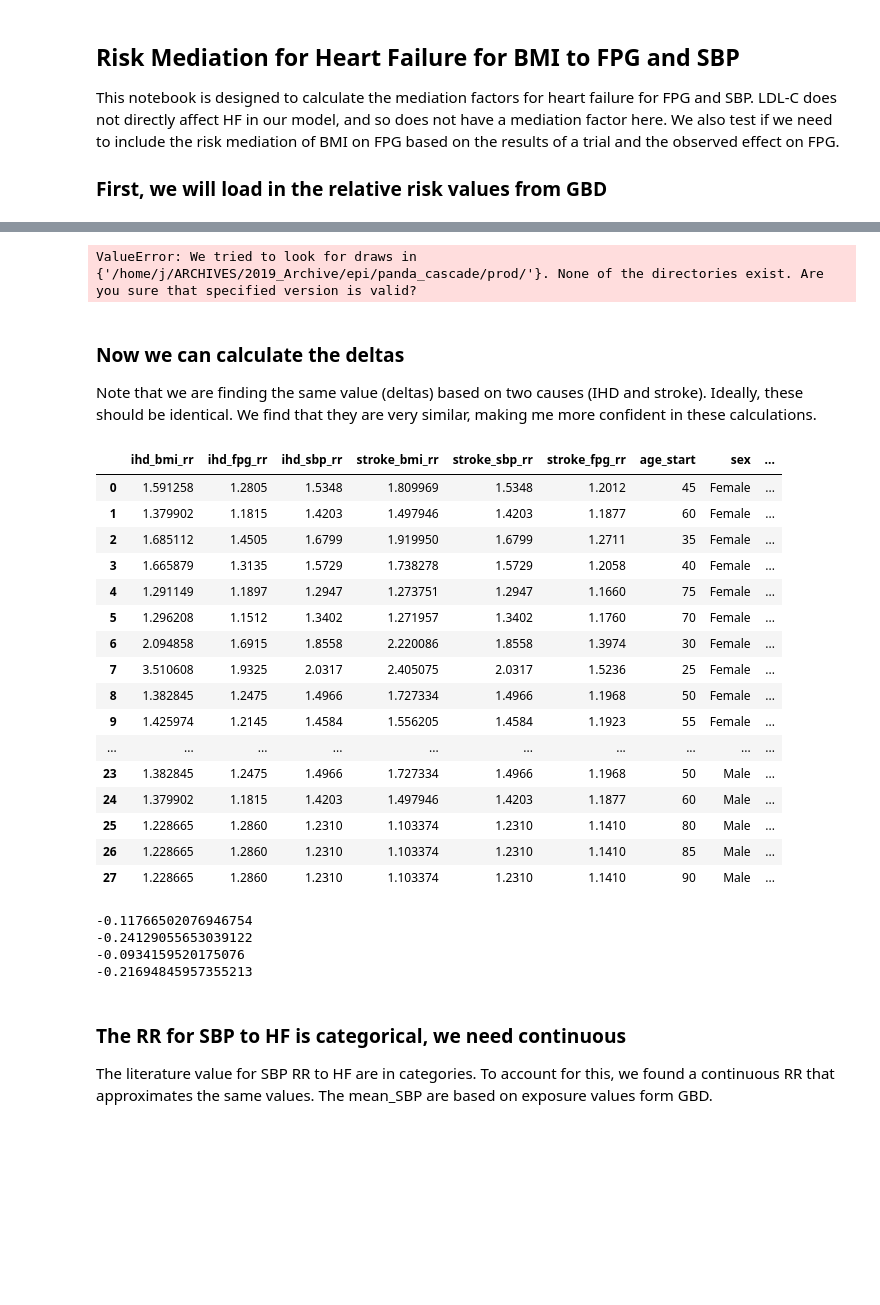
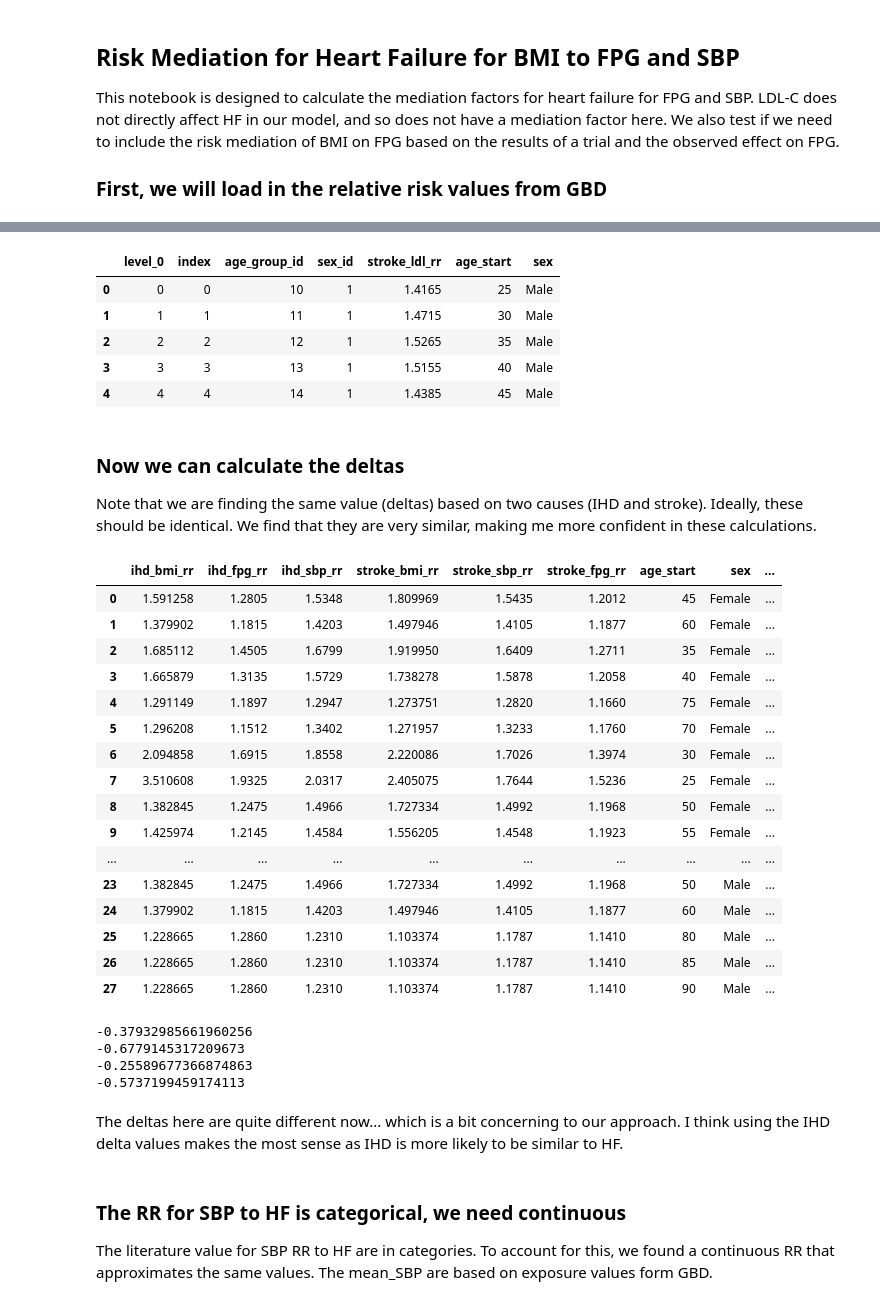
Before and after one commit to ihmeuw/vivarium_research_nih_us_cvd, a Jupyter notebook: risk_mediation_2.ipynb, the cells around one changed output, grey strips where cells are left out. Drawn from its saved outputs; the diff is of its cells as text; code cells hidden in the pictures; blank space fills up the shorter version.

```diff
--- a/risk_mediation_2.ipynb
+++ b/risk_mediation_2.ipynb
@@ -116,7 +145,7 @@ stroke_sbp = get_draws(gbd_id_type= 'rei_id',
                     status= 'best',
                     decomp_step= 'step4')
 
-stroke_sbp = stroke_sbp.loc[stroke_sbp.cause_id==493].reset_index()
+stroke_sbp = stroke_sbp.loc[stroke_sbp.cause_id==495].reset_index()
 stroke_sbp = stroke_sbp[['age_group_id','sex_id','draw_0']]
 stroke_sbp['age_start'] = np.where(stroke_sbp['age_group_id']==10,25,np.where(stroke_sbp['age_group_id']==11,30,np.where(stroke_sbp['age_group_id']==12,35,np.where(stroke_sbp['age_group_id']==13,40,np.where(stroke_sbp['age_group_id']==14,45,np.where(stroke_sbp['age_group_id']==15,50,np.where(stroke_sbp['age_group_id']==16,55,np.where(stroke_sbp['age_group_id']==17,60,np.where(stroke_sbp['age_group_id']==18,65,np.where(stroke_sbp['age_group_id']==19,70,np.where(stroke_sbp['age_group_id']==20,75,np.where(stroke_sbp['age_group_id']==30,80,np.where(stroke_sbp['age_group_id']==31,85,np.where(stroke_sbp['age_group_id']==32,90,0))))))))))))))
 stroke_sbp['sex'] = np.where(stroke_sbp['sex_id']==1,'Male','Female')
@@ -152,7 +195,7 @@ stroke_ldl = get_draws(gbd_id_type= 'rei_id',
                     status= 'best',
                     decomp_step= 'step4')
 
-stroke_ldl = stroke_ldl.loc[stroke_ldl.cause_id==493].reset_index()
+stroke_ldl = stroke_ldl.loc[stroke_ldl.cause_id==495].reset_index()
 stroke_ldl = stroke_ldl[['age_group_id','sex_id','draw_0']]
 stroke_ldl['age_start'] = np.where(stroke_ldl['age_group_id']==10,25,np.where(stroke_ldl['age_group_id']==11,30,np.where(stroke_ldl['age_group_id']==12,35,np.where(stroke_ldl['age_group_id']==13,40,np.where(stroke_ldl['age_group_id']==14,45,np.where(stroke_ldl['age_group_id']==15,50,np.where(stroke_ldl['age_group_id']==16,55,np.where(stroke_ldl['age_group_id']==17,60,np.where(stroke_ldl['age_group_id']==18,65,np.where(stroke_ldl['age_group_id']==19,70,np.where(stroke_ldl['age_group_id']==20,75,np.where(stroke_ldl['age_group_id']==30,80,np.where(stroke_ldl['age_group_id']==31,85,np.where(stroke_ldl['age_group_id']==32,90,0))))))))))))))
 stroke_ldl['sex'] = np.where(stroke_ldl['sex_id']==1,'Male','Female')
@@ -160,7 +203,12 @@ stroke_ldl = stroke_ldl.rename(columns={"draw_0": "stroke_ldl_rr"}).reset_index(
 stroke_ldl = stroke_ldl.drop_duplicates(subset=['age_start', 'sex']).reset_index()
 stroke_ldl.head()
 # %% [output]
-ValueError: We tried to look for draws in {'/home/j/ARCHIVES/2019_Archive/epi/panda_cascade/prod/'}. None of the directories exist. Are you sure that specified version is valid?
+|  | level_0 | index | age_group_id | sex_id | stroke_ldl_rr | age_start | sex |
+| 0 | 0 | 0 | 10 | 1 | 1.4165 | 25 | Male |
+| 1 | 1 | 1 | 11 | 1 | 1.4715 | 30 | Male |
+| 2 | 2 | 2 | 12 | 1 | 1.5265 | 35 | Male |
+| 3 | 3 | 3 | 13 | 1 | 1.5155 | 40 | Male |
+| 4 | 4 | 4 | 14 | 1 | 1.4385 | 45 | Male |
 # %% [markdown]
 ### Now we can calculate the deltas
 Note that we are finding the same value (deltas) based on two causes (IHD and stroke). Ideally, these should be identical. We find that they are very similar, making me more confident in these calculations.
@@ -175,50 +223,51 @@ fpg_stroke_mf = 0.22
 # %%
 bmi_delta = ihd_bmi.merge(ihd_fpg[['ihd_fpg_rr','age_start','sex']], on=['age_start','sex']).merge(
     ihd_sbp[['ihd_sbp_rr','age_start','sex']], on=['age_start','sex']).merge(
     stroke_bmi[['stroke_bmi_rr','age_start','sex']], on=['age_start','sex']).merge(
     stroke_fpg[['stroke_fpg_rr','age_start','sex']], on=['age_start','sex']).merge(
     stroke_ldl[['stroke_ldl_rr','age_start','sex']], on=['age_start','sex']).merge(
     stroke_sbp[['stroke_sbp_rr','age_start','sex']], on=['age_start','sex'])
 
-bmi_delta['fpg_delta_1'] = np.log((sbp_mf*(bmi_ihd-1))+1)/np.log(sbp_ihd)
+bmi_delta['fpg_delta_1'] = np.log((fpg_ihd_mf*(bmi_delta['ihd_bmi_rr']-1))+1)/np.log(bmi_delta['ihd_fpg_rr'])
+bmi_delta['fpg_delta_2'] = np.log((fpg_stroke_mf*(bmi_delta['stroke_bmi_rr']-1))+1)/np.log(bmi_delta['stroke_fpg_rr'])
+bmi_delta['sbp_delta_1'] = np.log((sbp_ihd_mf*(bmi_delta['ihd_bmi_rr']-1))+1)/np.log(bmi_delta['ihd_sbp_rr'])
+bmi_delta['sbp_delta_2'] = np.log((sbp_stroke_mf*(bmi_delta['stroke_bmi_rr']-1))+1)/np.log(bmi_delta['stroke_sbp_rr'])
 
-bmi_delta['fpg_delta_1'] = ((0.149278 * (bmi_delta['ihd_bmi_rr'] - 1)) + 1)/ bmi_delta['ihd_fpg_rr']
-bmi_delta['sbp_delta_1'] = ((0.311516 * (bmi_delta['ihd_bmi_rr'] - 1)) + 1)/ bmi_delta['ihd_sbp_rr']
-bmi_delta['fpg_delta_2'] = ((0.216637 * (bmi_delta['stroke_bmi_rr'] - 1)) + 1)/ bmi_delta['stroke_fpg_rr']
-bmi_delta['sbp_delta_2'] = ((0.646555 * (bmi_delta['stroke_bmi_rr'] - 1)) + 1)/ bmi_delta['stroke_sbp_rr']
-bmi_delta['ldl_delta'] = ((0.035429878 * (bmi_delta['stroke_fpg_rr'] - 1)) + 1)/ bmi_delta['stroke_ldl_rr']
 bmi_delta['delta_diff_fpg'] = bmi_delta['fpg_delta_1'] - bmi_delta['fpg_delta_2']
 bmi_delta['delta_diff_sbp'] = bmi_delta['sbp_delta_1'] - bmi_delta['sbp_delta_2']
-bmi_delta = bmi_delta[['ihd_bmi_rr','ihd_fpg_rr','ihd_sbp_rr','stroke_bmi_rr','stroke_sbp_rr','stroke_fpg_rr','age_start', 'sex', 'ldl_delta','fpg_delta_1','sbp_delta_1', 'fpg_delta_2','sbp_delta_2','delta_diff_fpg','delta_diff_sbp']]
+
+bmi_delta = bmi_delta[['ihd_bmi_rr','ihd_fpg_rr','ihd_sbp_rr','stroke_bmi_rr','stroke_sbp_rr','stroke_fpg_rr','age_start', 'sex','fpg_delta_1','sbp_delta_1', 'fpg_delta_2','sbp_delta_2','delta_diff_fpg','delta_diff_sbp']]
 bmi_delta
 # %% [output]
 |  | ihd_bmi_rr | ihd_fpg_rr | ihd_sbp_rr | stroke_bmi_rr | stroke_sbp_rr | stroke_fpg_rr | age_start | sex | ... |
-| 0 | 1.591258 | 1.2805 | 1.5348 | 1.809969 | 1.5348 | 1.2012 | 45 | Female | ... |
-| 1 | 1.379902 | 1.1815 | 1.4203 | 1.497946 | 1.4203 | 1.1877 | 60 | Female | ... |
-| 2 | 1.685112 | 1.4505 | 1.6799 | 1.919950 | 1.6799 | 1.2711 | 35 | Female | ... |
-| 3 | 1.665879 | 1.3135 | 1.5729 | 1.738278 | 1.5729 | 1.2058 | 40 | Female | ... |
-| 4 | 1.291149 | 1.1897 | 1.2947 | 1.273751 | 1.2947 | 1.1660 | 75 | Female | ... |
-| 5 | 1.296208 | 1.1512 | 1.3402 | 1.271957 | 1.3402 | 1.1760 | 70 | Female | ... |
-| 6 | 2.094858 | 1.6915 | 1.8558 | 2.220086 | 1.8558 | 1.3974 | 30 | Female | ... |
-| 7 | 3.510608 | 1.9325 | 2.0317 | 2.405075 | 2.0317 | 1.5236 | 25 | Female | ... |
-| 8 | 1.382845 | 1.2475 | 1.4966 | 1.727334 | 1.4966 | 1.1968 | 50 | Female | ... |
-| 9 | 1.425974 | 1.2145 | 1.4584 | 1.556205 | 1.4584 | 1.1923 | 55 | Female | ... |
+| 0 | 1.591258 | 1.2805 | 1.5348 | 1.809969 | 1.5435 | 1.2012 | 45 | Female | ... |
+| 1 | 1.379902 | 1.1815 | 1.4203 | 1.497946 | 1.4105 | 1.1877 | 60 | Female | ... |
+| 2 | 1.685112 | 1.4505 | 1.6799 | 1.919950 | 1.6409 | 1.2711 | 35 | Female | ... |
+| 3 | 1.665879 | 1.3135 | 1.5729 | 1.738278 | 1.5878 | 1.2058 | 40 | Female | ... |
+| 4 | 1.291149 | 1.1897 | 1.2947 | 1.273751 | 1.2820 | 1.1660 | 75 | Female | ... |
+| 5 | 1.296208 | 1.1512 | 1.3402 | 1.271957 | 1.3233 | 1.1760 | 70 | Female | ... |
+| 6 | 2.094858 | 1.6915 | 1.8558 | 2.220086 | 1.7026 | 1.3974 | 30 | Female | ... |
+| 7 | 3.510608 | 1.9325 | 2.0317 | 2.405075 | 1.7644 | 1.5236 | 25 | Female | ... |
+| 8 | 1.382845 | 1.2475 | 1.4966 | 1.727334 | 1.4992 | 1.1968 | 50 | Female | ... |
+| 9 | 1.425974 | 1.2145 | 1.4584 | 1.556205 | 1.4548 | 1.1923 | 55 | Female | ... |
 | ... | ... | ... | ... | ... | ... | ... | ... | ... | ... |
-| 23 | 1.382845 | 1.2475 | 1.4966 | 1.727334 | 1.4966 | 1.1968 | 50 | Male | ... |
-| 24 | 1.379902 | 1.1815 | 1.4203 | 1.497946 | 1.4203 | 1.1877 | 60 | Male | ... |
-| 25 | 1.228665 | 1.2860 | 1.2310 | 1.103374 | 1.2310 | 1.1410 | 80 | Male | ... |
-| 26 | 1.228665 | 1.2860 | 1.2310 | 1.103374 | 1.2310 | 1.1410 | 85 | Male | ... |
-| 27 | 1.228665 | 1.2860 | 1.2310 | 1.103374 | 1.2310 | 1.1410 | 90 | Male | ... |
+| 23 | 1.382845 | 1.2475 | 1.4966 | 1.727334 | 1.4992 | 1.1968 | 50 | Male | ... |
+| 24 | 1.379902 | 1.1815 | 1.4203 | 1.497946 | 1.4105 | 1.1877 | 60 | Male | ... |
+| 25 | 1.228665 | 1.2860 | 1.2310 | 1.103374 | 1.1787 | 1.1410 | 80 | Male | ... |
+| 26 | 1.228665 | 1.2860 | 1.2310 | 1.103374 | 1.1787 | 1.1410 | 85 | Male | ... |
+| 27 | 1.228665 | 1.2860 | 1.2310 | 1.103374 | 1.1787 | 1.1410 | 90 | Male | ... |
 # %%
 print(bmi_delta['delta_diff_sbp'].mean())
 print(bmi_delta['delta_diff_sbp'].min())
 print(bmi_delta['delta_diff_fpg'].mean())
 print(bmi_delta['delta_diff_fpg'].min())
 # %% [output]
--0.11766502076946754
--0.24129055653039122
--0.0934159520175076
--0.21694845957355213
+-0.37932985661960256
+-0.6779145317209673
+-0.25589677366874863
+-0.5737199459174113
+# %% [markdown]
+The deltas here are quite different now... which is a bit concerning to our approach. I think using the IHD delta values makes the most sense as IHD is more likely to be similar to HF.
 # %% [markdown]
 ### The RR for SBP to HF is categorical, we need continuous
 The literature value for SBP RR to HF are in categories. To account for this, we found a continuous RR that approximates the same values. The mean_SBP are based on exposure values form GBD.
```
Also changed, not shown: parts of 10 cells of this notebook.
